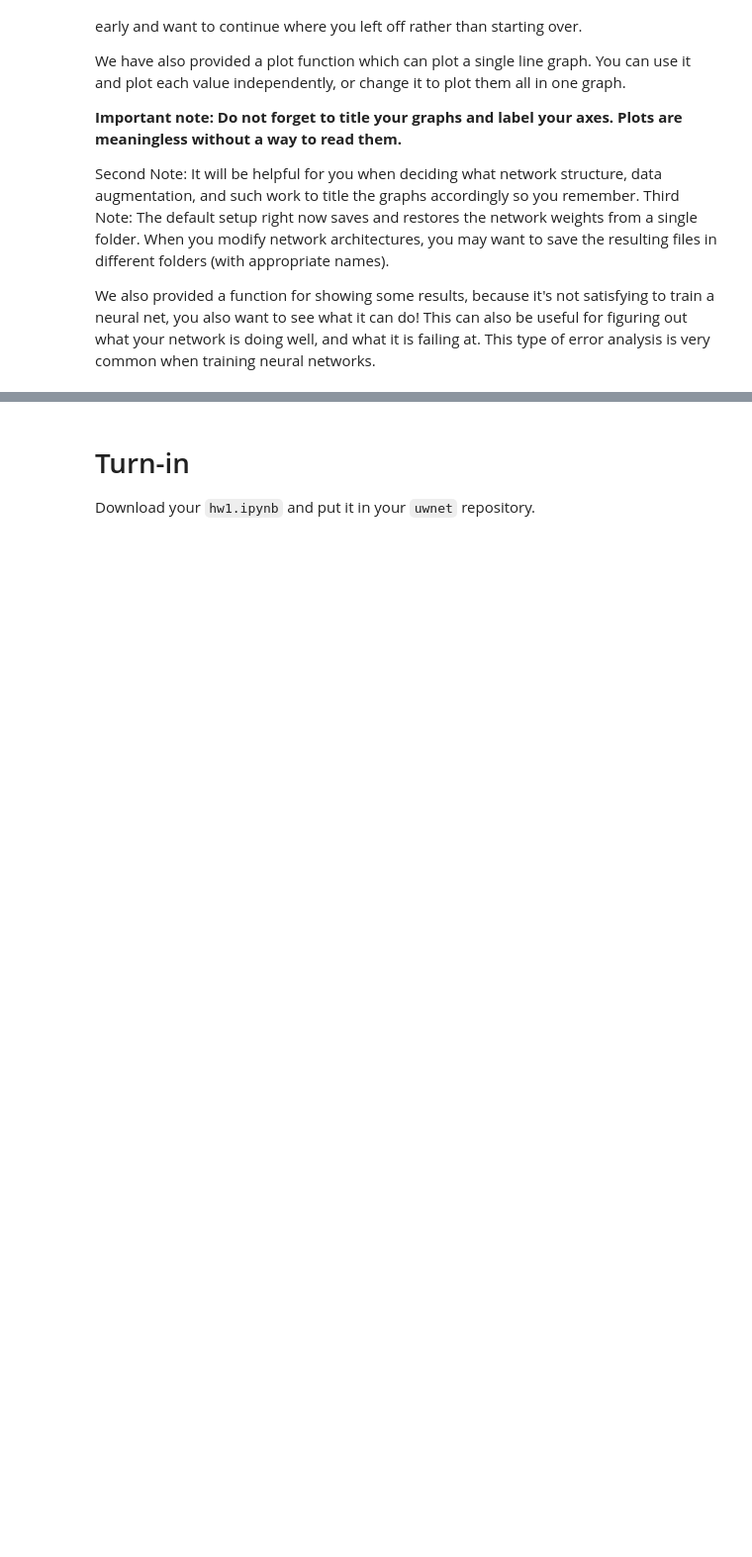
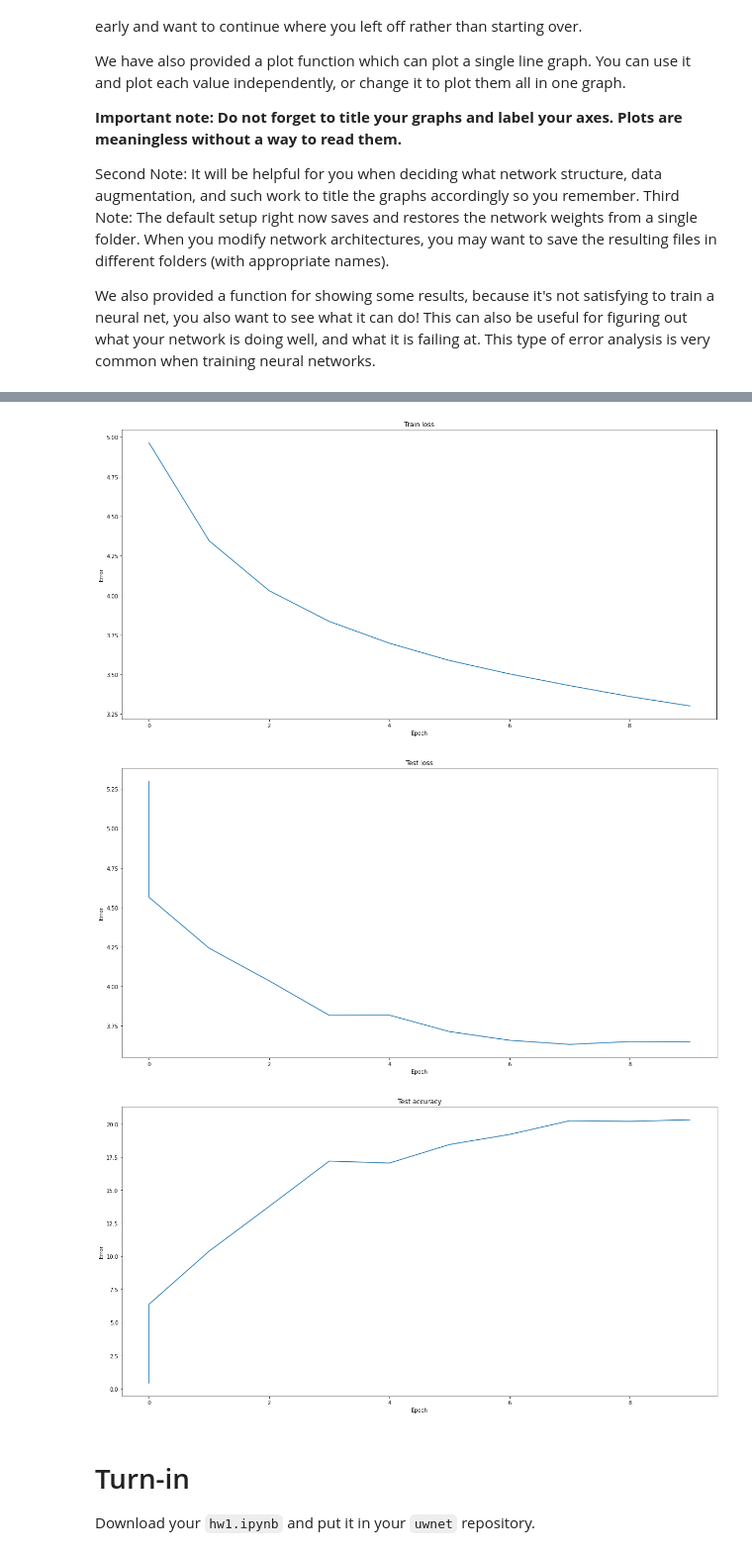
Before and after one commit to manangandhi99/uwnet, a Jupyter notebook: hw1.ipynb, the cells around one changed output, grey strips where cells are left out. Shown at 99% size. Drawn from its saved outputs; the diff is of its cells as text; code cells hidden in the pictures; blank space fills up the shorter version.

```diff
--- a/hw1.ipynb
+++ b/hw1.ipynb
@@ -948,3 +994,14 @@ TODO: Answer here
+# %%
+ep, val = zip(*train_losses)
+pt_util.plot(ep, val, 'Train loss', 'Epoch', 'Error')
+ep, val = zip(*test_losses)
+pt_util.plot(ep, val, 'Test loss', 'Epoch', 'Error')
+ep, val = zip(*test_accuracies)
+pt_util.plot(ep, val, 'Test accuracy', 'Epoch', 'Error')
+# %% [output]
+[figure, added]
+[figure, added]
+[figure, added]
 # %% [markdown]
 # Turn-in
 
```
Also changed, not shown: parts of 8 cells of this notebook.
